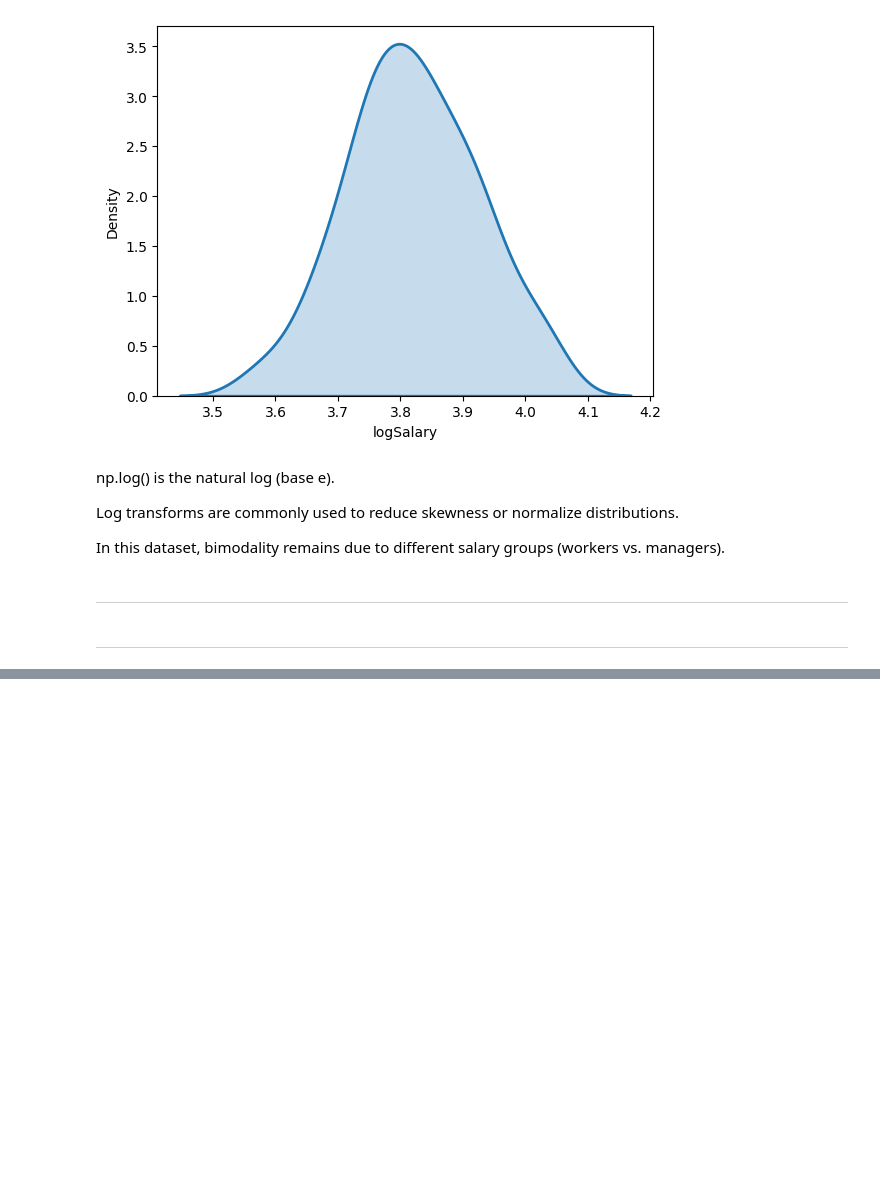
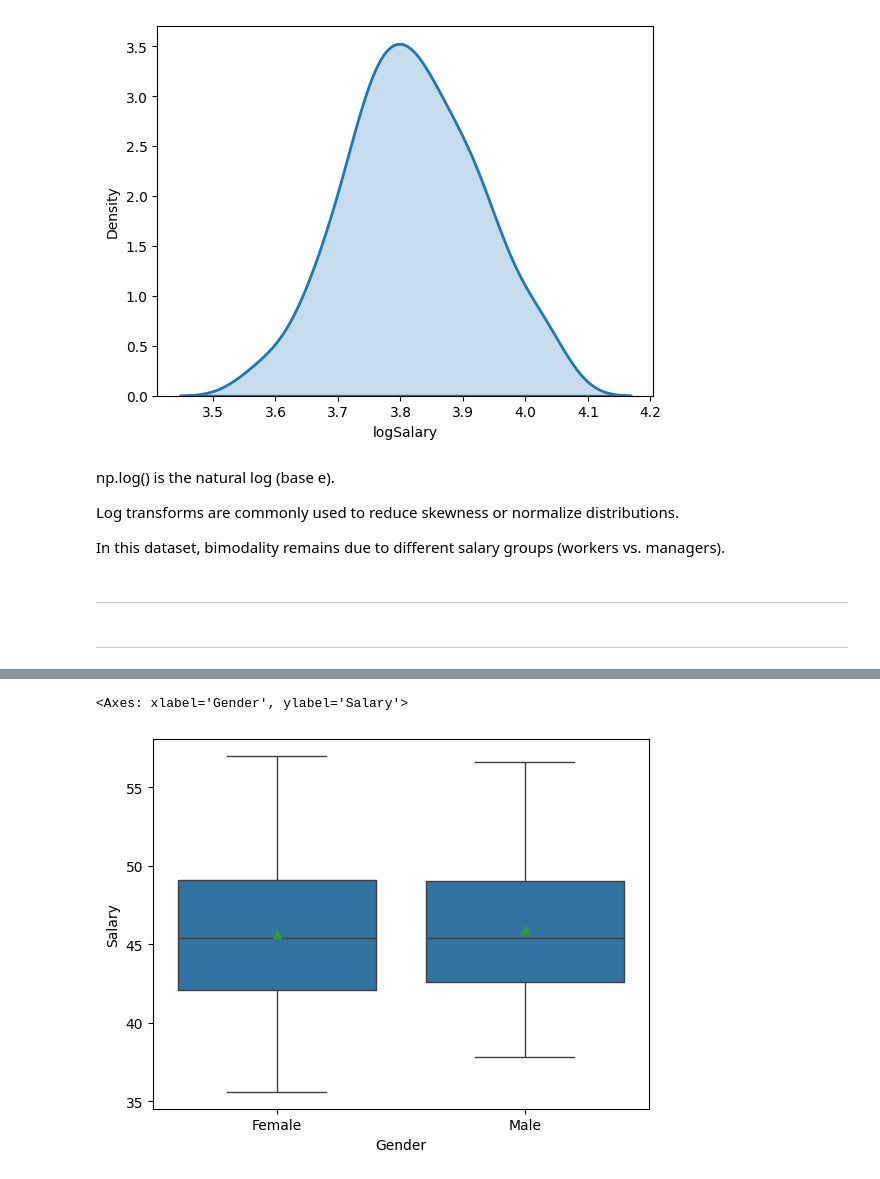
Before and after one commit to Aishaamalik/Data-Analysis-Intern, a Jupyter notebook: week_0.ipynb, the cells around one changed output, grey strips where cells are left out. Drawn from its saved outputs; the diff is of its cells as text; code cells hidden in the pictures; blank space fills up the shorter version.

```diff
--- a/week_0.ipynb
+++ b/week_0.ipynb
@@ -1147,0 +1148,8 @@ In this dataset, bimodality remains due to different salary groups (workers vs.
+# %%
+import seaborn as sns
+
+# Compare salary distributions for each gender
+sns.boxplot(y=bank['Salary'], x=bank['Gender'], showmeans=True)
+# %% [output]
+<Axes: xlabel='Gender', ylabel='Salary'>
+[figure, added]
```
Also changed, not shown: parts of 23 cells of this notebook.
